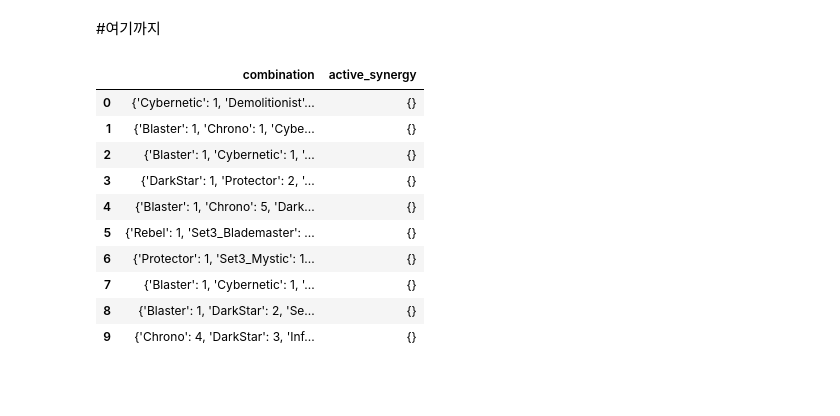
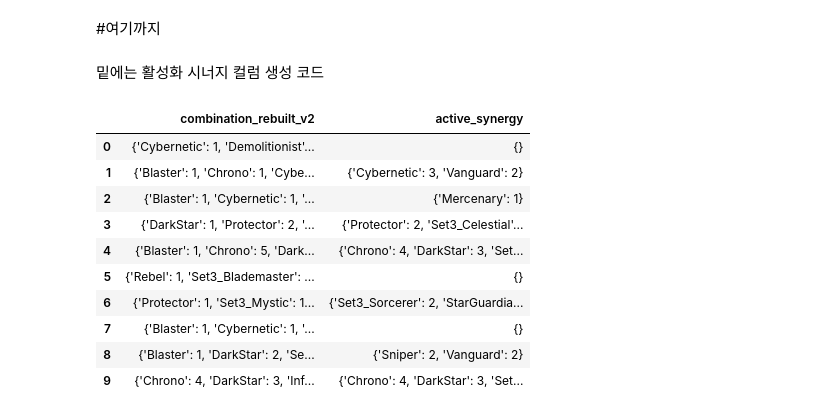
Before and after one commit to hanalo26/Third-project-sparta, a Jupyter notebook: works/JH/JH_Data_pre-process_v1.ipynb, the cells around one changed output. Cells and saved outputs as stored; diff of their text form; code cells hidden in the pictures; blank space fills up the shorter version.

```diff
--- a/works/JH/JH_Data_pre-process_v1.ipynb
+++ b/works/JH/JH_Data_pre-process_v1.ipynb
@@ -669,9 +669,9 @@ print(exact_match_ratio)
 0.98798516125776
 # %% [markdown]
 #여기까지
+# %% [markdown]
+밑에는 활성화 시너지 컬럼 생성 코드
 # %%
-import ast
-import json
 import pandas as pd
 
 # 1. 시너지별 활성화 기준(Threshold) 정의
@@ -699,60 +699,52 @@ synergy_thresholds = {
     'StarGuardian': [3, 6],
     'Cybernetic': [3, 6],
     'Chrono': [2, 4, 6],
     'DarkStar': [3, 6, 9],
     'SpacePirate': [2, 4],
     'Set3_Celestial': [2, 4, 6]
 }
 
 # 2. 활성화 레벨 계산 함수
 def get_active_level(count, thresholds):
     active = 0
     for t in thresholds:
         if count >= t:
             active = t
         else:
             break
     return active
 
-# 3. 딕셔너리(JSON) 형태로 활성화된 시너지만 반환하는 함수
-def parse_active_synergies_to_dict(comb_str):
-    if pd.isna(comb_str) or comb_str == '{}':
-        return '{}'
-
-    try:
-        comb_dict = ast.literal_eval(comb_str)
-    except:
-        return '{}'
+# 3. 딕셔너리(dict) 형태로 활성화된 시너지만 반환하는 함수
+def parse_active_synergies_to_dict(comb_dict):
+    # 데이터가 이미 딕셔너리 형태이므로 ast.literal_eval 불필요. 빈 딕셔너리인지 확인
+    if not isinstance(comb_dict, dict) or not comb_dict:
+        return {}
 
     active_res = {}
     for syn, count in comb_dict.items():
         if syn in synergy_thresholds:
             active_lvl = get_active_level(count, synergy_thresholds[syn])
             # 활성화 레벨이 0보다 큰 경우(최소 조건 달성)에만 딕셔너리에 추가
             if active_lvl > 0:
                 active_res[syn] = active_lvl
 
-    # 활성화된 시너지가 하나도 없으면 빈 딕셔너리 문자열 반환
-    if not active_res:
-        return '{}'
+    # 결과도 깔끔하게 딕셔너리 형태로 반환 (json 변환 불필요)
+    return active_res
 
-    # 기존 combination 컬럼과 동일하게 JSON 문자열 형태로 반환
-    return json.dumps(active_res, ensure_ascii=False)
+# 4. 결측치가 채워진 'combination_rebuilt_v2' 컬럼을 기준으로 'active_synergy' 파생 변수 생성
+df_all_match_2['active_synergy'] = df_all_match_2['combination_rebuilt_v2'].apply(parse_active_synergies_to_dict)
 
-# 4. 파생 변수 컬럼 'active_synergy' 생성
-df_all_match_2['active_synergy'] = df_all_match_2['combination'].apply(parse_active_synergies_to_dict)
-
-# ✅ 결과 확인 (기존 combination과 변환된 active_synergy 비교)
-display(df_all_match_2[['combination', 'active_synergy']].head(10))
+# ✅ 결과 확인 (복구된 시너지와 활성화 시너지 비교)
+display(df_all_match_2[['combination_rebuilt_v2', 'active_synergy']].head(10))
 # %% [output]
-|  | combination | active_synergy |
+|  | combination_rebuilt_v2 | active_synergy |
 | 0 | {'Cybernetic': 1, 'Demolitionist'... | {} |
-| 1 | {'Blaster': 1, 'Chrono': 1, 'Cybe... | {} |
-| 2 | {'Blaster': 1, 'Cybernetic': 1, '... | {} |
-| 3 | {'DarkStar': 1, 'Protector': 2, '... | {} |
-| 4 | {'Blaster': 1, 'Chrono': 5, 'Dark... | {} |
+| 1 | {'Blaster': 1, 'Chrono': 1, 'Cybe... | {'Cybernetic': 3, 'Vanguard': 2} |
+| 2 | {'Blaster': 1, 'Cybernetic': 1, '... | {'Mercenary': 1} |
+| 3 | {'DarkStar': 1, 'Protector': 2, '... | {'Protector': 2, 'Set3_Celestial'... |
+| 4 | {'Blaster': 1, 'Chrono': 5, 'Dark... | {'Chrono': 4, 'DarkStar': 3, 'Set... |
 | 5 | {'Rebel': 1, 'Set3_Blademaster': ... | {} |
-| 6 | {'Protector': 1, 'Set3_Mystic': 1... | {} |
+| 6 | {'Protector': 1, 'Set3_Mystic': 1... | {'Set3_Sorcerer': 2, 'StarGuardia... |
 | 7 | {'Blaster': 1, 'Cybernetic': 1, '... | {} |
-| 8 | {'Blaster': 1, 'DarkStar': 2, 'Se... | {} |
-| 9 | {'Chrono': 4, 'DarkStar': 3, 'Inf... | {} |
+| 8 | {'Blaster': 1, 'DarkStar': 2, 'Se... | {'Sniper': 2, 'Vanguard': 2} |
+| 9 | {'Chrono': 4, 'DarkStar': 3, 'Inf... | {'Chrono': 4, 'DarkStar': 3, 'Set... |
```
Also changed, not shown: parts of 1 cell of this notebook.
